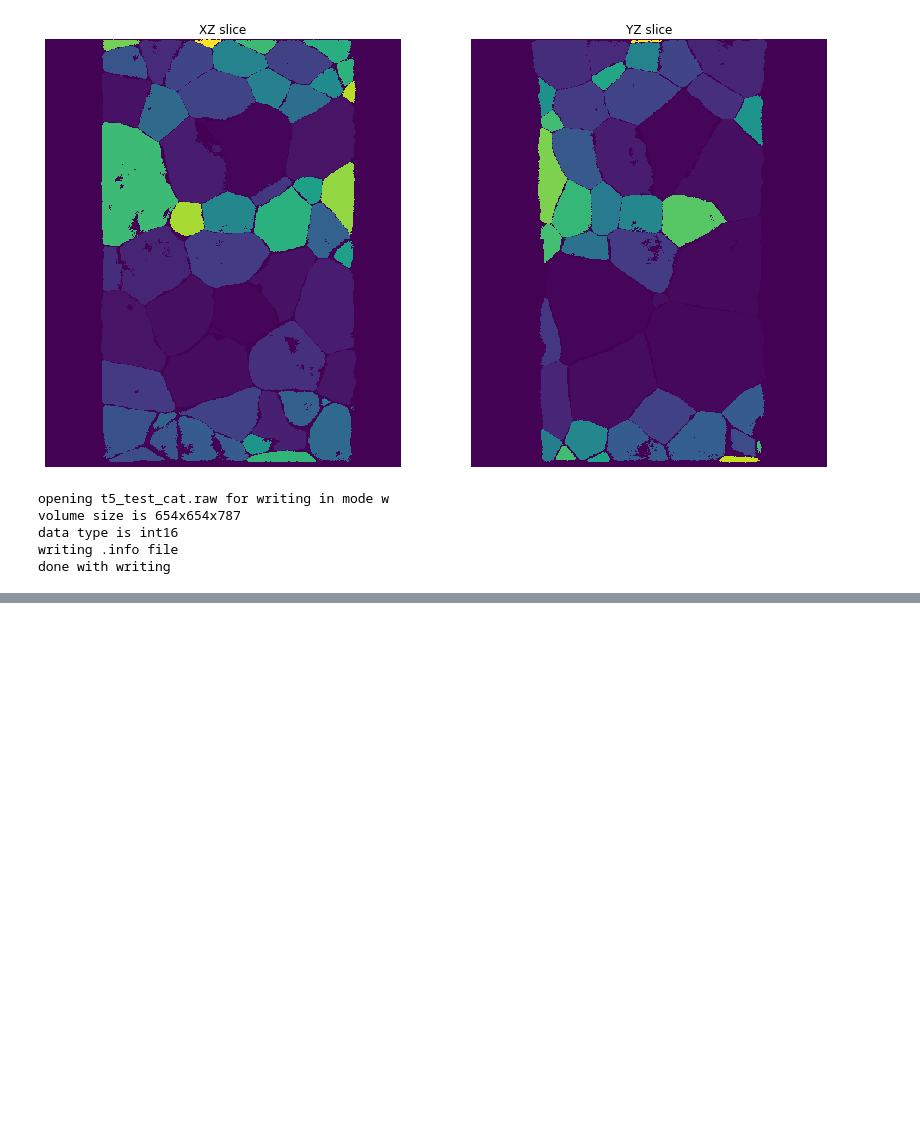
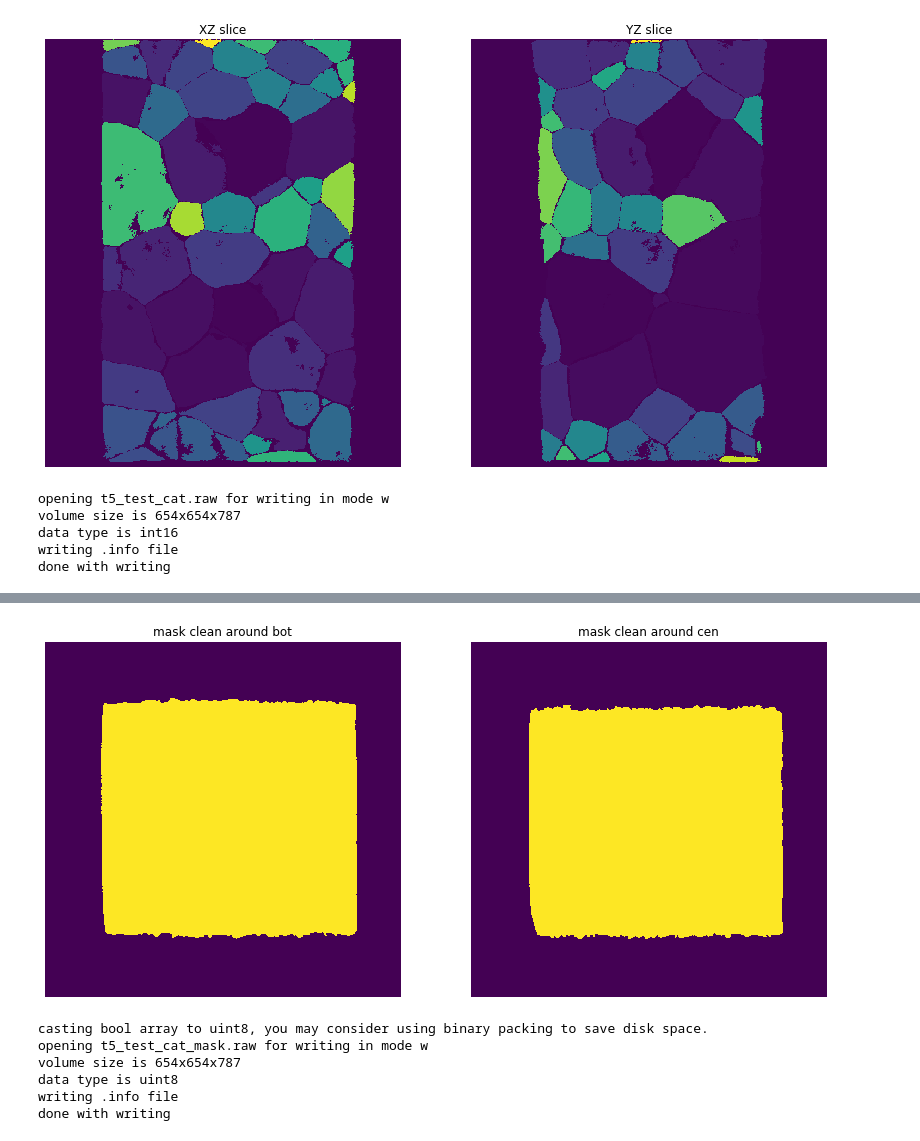
Before and after one commit to heprom/Ti7_ESRF, a Jupyter notebook: T5/T5_dct_merging.ipynb, the cells around one changed output, grey strips where cells are left out. Saved outputs shown, nothing was run; the diff lists cells and outputs as text; code cells hidden in the pictures; blank space fills up the shorter version.

```diff
--- a/T5/T5_dct_merging.ipynb
+++ b/T5/T5_dct_merging.ipynb
@@ -578,0 +653,33 @@ done with writing
+# %%
+from scipy import ndimage
+
+# improve the mask by keeping only the largest connected region
+label_im, nb_labels = ndimage.label(mask_merged)
+sizes = ndimage.sum(mask_merged, label_im, range(nb_labels + 1))
+keep = sizes == max(sizes)
+mask_clean = keep[label_im]
+
+# show the result
+fig = plt.figure(figsize=(14, 7))
+ax1 = fig.add_subplot(1, 2, 1)
+ax1.imshow(mask_clean[:, :, 100].T, vmin=0)
+plt.axis('off')
+plt.title('mask clean around bot')
+ax2 = fig.add_subplot(1, 2, 2)
+ax2.imshow(mask_clean[:, :, 700].T, vmin=0)
+plt.axis('off')
+plt.title('mask clean around cen')
+plt.show()
+# %% [output]
+[figure, added]
+# %%
+# write the concatenated mask
+from pymicro.file.file_utils import HST_write
+HST_write(mask_clean, 't5_test_cat_mask.raw')
+# %% [output]
+casting bool array to uint8, you may consider using binary packing to save disk space.
+opening t5_test_cat_mask.raw for writing in mode w
+volume size is 654x654x787
+data type is uint8
+writing .info file
+done with writing
```
Also changed, not shown: parts of 7 cells of this notebook, 3 other files.
